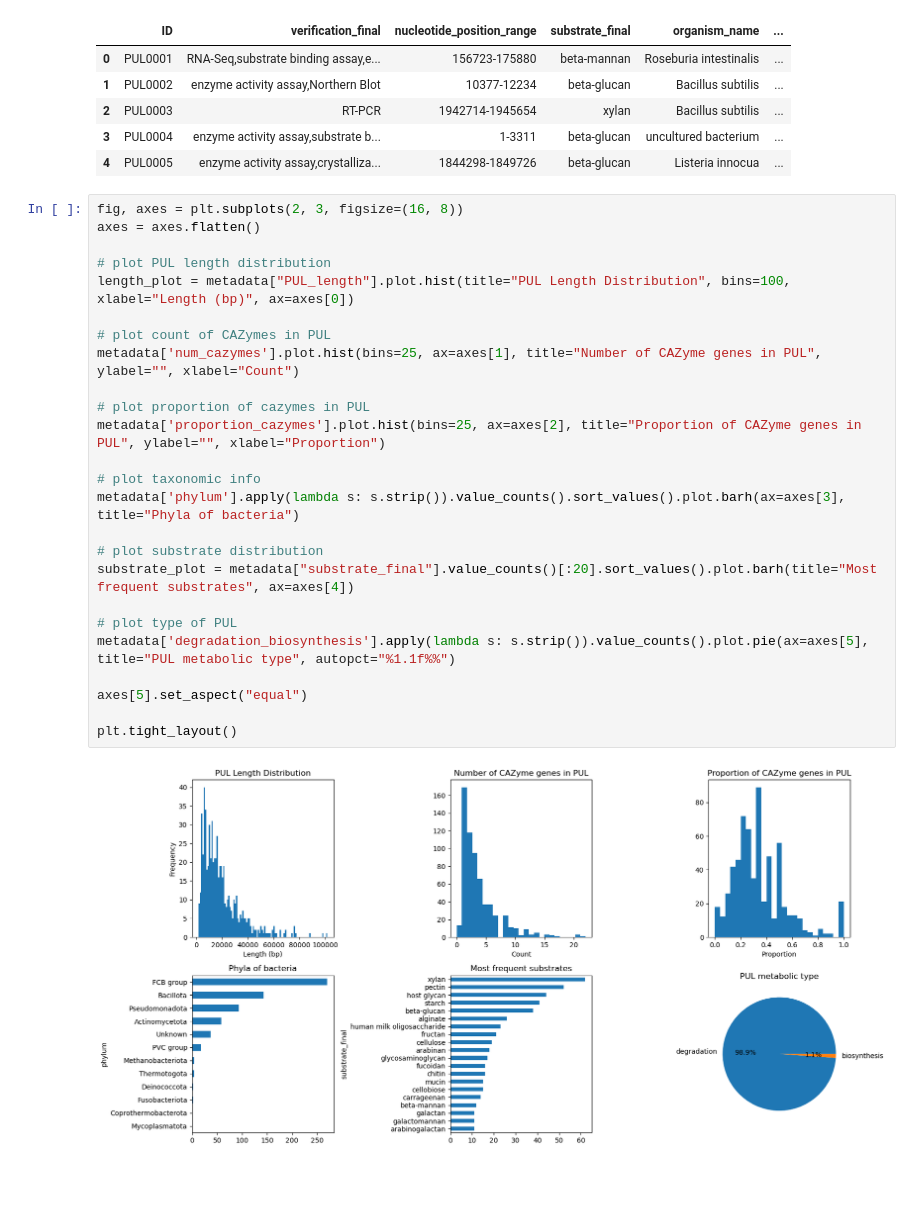
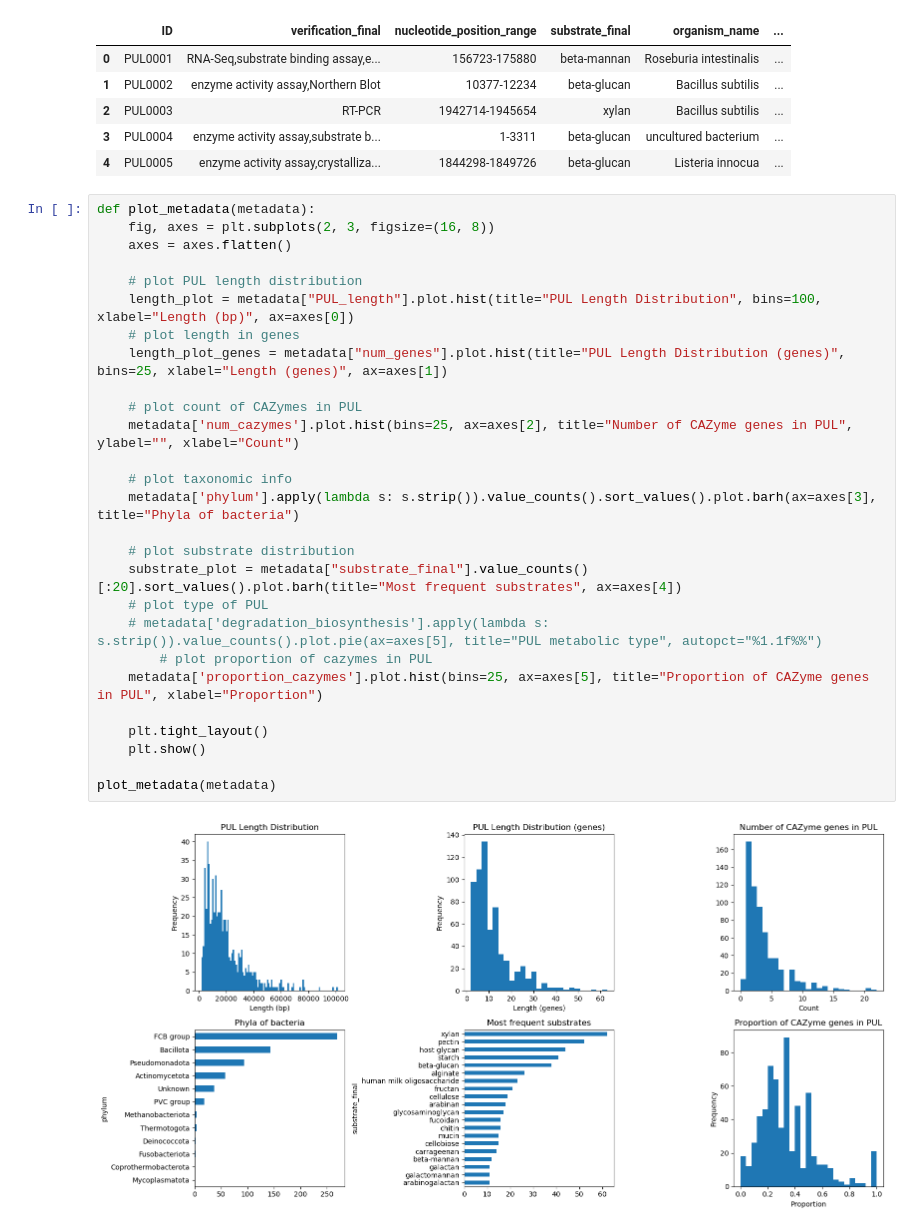
Before and after one commit to brosenthal3/gLM-PUL-Prediction, a Jupyter notebook: dataset_exploration/dataset_exploration.ipynb, the cells around one changed output. Cells and saved outputs as stored; diff of their text form; blank space fills up the shorter version.

Commit message:
add req, gitignore and one plot

```diff
--- a/dataset_exploration/dataset_exploration.ipynb
+++ b/dataset_exploration/dataset_exploration.ipynb
@@ -51,29 +51,31 @@ metadata.head()
 | 3 | PUL0004 | enzyme activity assay,substrate b... | 1-3311 | beta-glucan | uncultured bacterium | ... |
 | 4 | PUL0005 | enzyme activity assay,crystalliza... | 1844298-1849726 | beta-glucan | Listeria innocua | ... |
 # %%
-fig, axes = plt.subplots(2, 3, figsize=(16, 8))
-axes = axes.flatten()
+def plot_metadata(metadata):
+    fig, axes = plt.subplots(2, 3, figsize=(16, 8))
+    axes = axes.flatten()
 
-# plot PUL length distribution
-length_plot = metadata["PUL_length"].plot.hist(title="PUL Length Distribution", bins=100, xlabel="Length (bp)", ax=axes[0])
+    # plot PUL length distribution
+    length_plot = metadata["PUL_length"].plot.hist(title="PUL Length Distribution", bins=100, xlabel="Length (bp)", ax=axes[0])
+    # plot length in genes
+    length_plot_genes = metadata["num_genes"].plot.hist(title="PUL Length Distribution (genes)", bins=25, xlabel="Length (genes)", ax=axes[1])
 
-# plot count of CAZymes in PUL
-metadata['num_cazymes'].plot.hist(bins=25, ax=axes[1], title="Number of CAZyme genes in PUL", ylabel="", xlabel="Count")
+    # plot count of CAZymes in PUL
+    metadata['num_cazymes'].plot.hist(bins=25, ax=axes[2], title="Number of CAZyme genes in PUL", ylabel="", xlabel="Count")
 
-# plot proportion of cazymes in PUL
-metadata['proportion_cazymes'].plot.hist(bins=25, ax=axes[2], title="Proportion of CAZyme genes in PUL", ylabel="", xlabel="Proportion")
+    # plot taxonomic info
+    metadata['phylum'].apply(lambda s: s.strip()).value_counts().sort_values().plot.barh(ax=axes[3], title="Phyla of bacteria")
 
-# plot taxonomic info
-metadata['phylum'].apply(lambda s: s.strip()).value_counts().sort_values().plot.barh(ax=axes[3], title="Phyla of bacteria")
+    # plot substrate distribution
+    substrate_plot = metadata["substrate_final"].value_counts()[:20].sort_values().plot.barh(title="Most frequent substrates", ax=axes[4])
+    # plot type of PUL
+    # metadata['degradation_biosynthesis'].apply(lambda s: s.strip()).value_counts().plot.pie(ax=axes[5], title="PUL metabolic type", autopct="%1.1f%%")
+        # plot proportion of cazymes in PUL
+    metadata['proportion_cazymes'].plot.hist(bins=25, ax=axes[5], title="Proportion of CAZyme genes in PUL", xlabel="Proportion")
 
-# plot substrate distribution
-substrate_plot = metadata["substrate_final"].value_counts()[:20].sort_values().plot.barh(title="Most frequent substrates", ax=axes[4])
+    plt.tight_layout()
+    plt.show()
 
-# plot type of PUL
-metadata['degradation_biosynthesis'].apply(lambda s: s.strip()).value_counts().plot.pie(ax=axes[5], title="PUL metabolic type", autopct="%1.1f%%")
-
-axes[5].set_aspect("equal")
-
-plt.tight_layout()
+plot_metadata(metadata)
 # %% [output]
-[figure, old version]
+[figure, new version]
```
Also changed, not shown: parts of 1 cell of this notebook, 2 other files.
